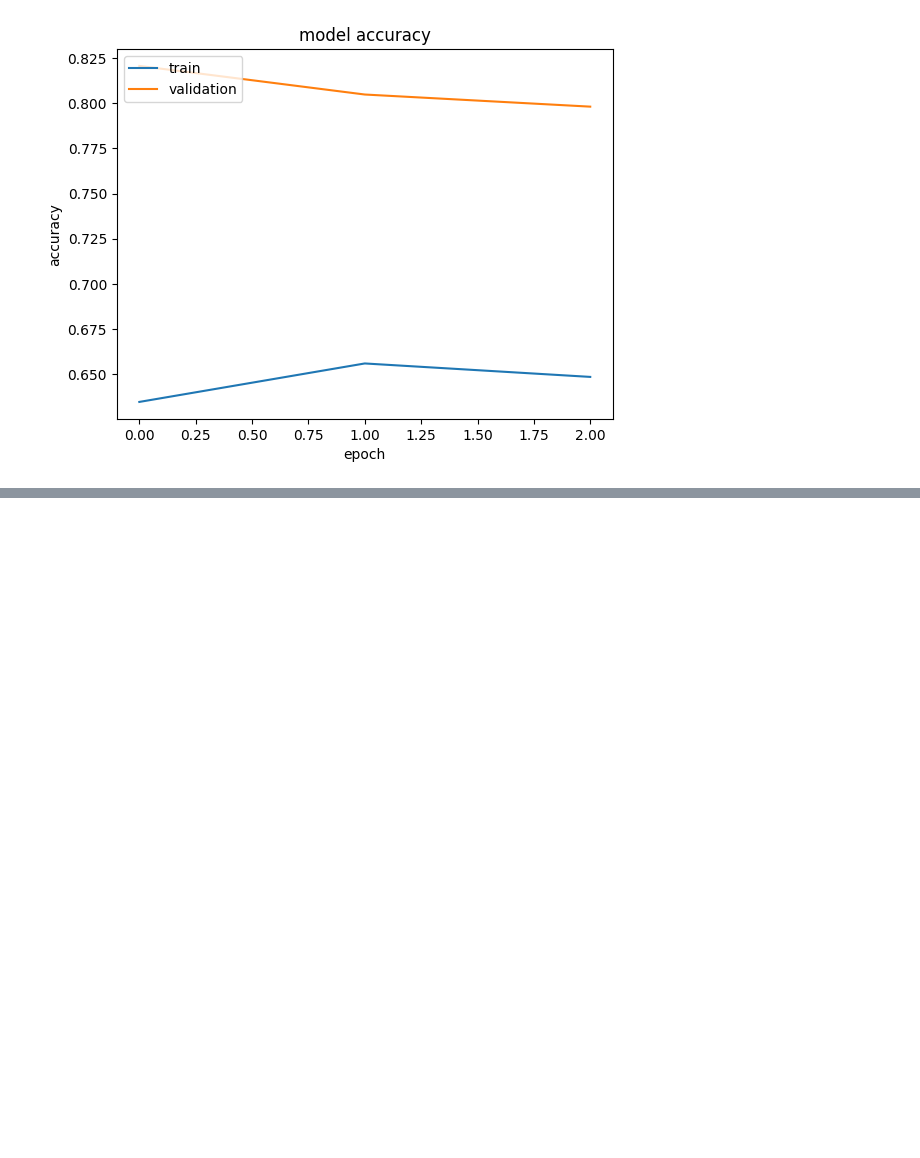
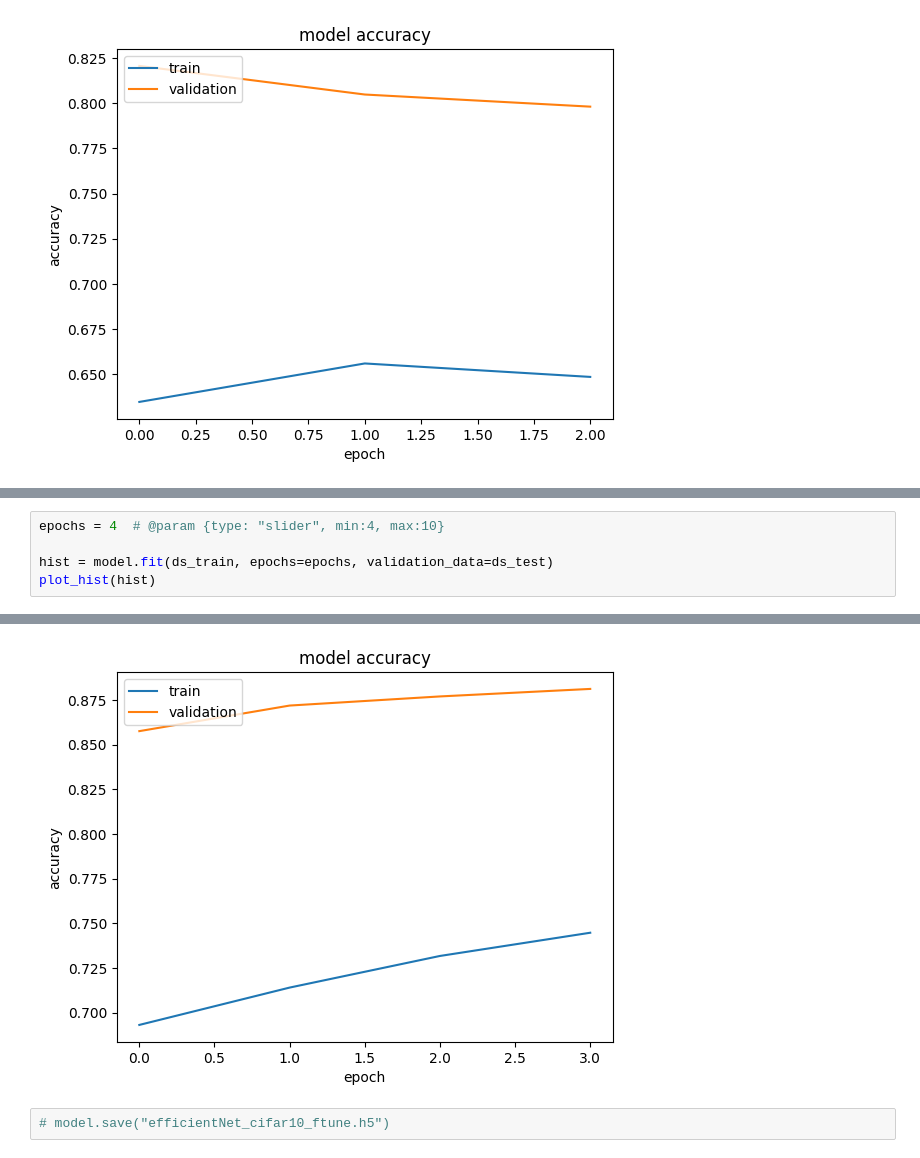
Before and after one commit to Aravinda89/project-codes, a Jupyter notebook: finetune_EfficientNet.ipynb, the cells around one changed output, grey strips where cells are left out. Saved outputs shown, nothing was run; the diff lists cells and outputs as text; blank space fills up the shorter version.

```diff
--- a/finetune_EfficientNet.ipynb
+++ b/finetune_EfficientNet.ipynb
@@ -254,0 +290,6 @@ Epoch 3/3
+# %%
+epochs = 4  # @param {type: "slider", min:4, max:10}
+
+hist = model.fit(ds_train, epochs=epochs, validation_data=ds_test)
+plot_hist(hist)
+# %% [output]
@@ -254,0 +304,3 @@ Epoch 3/3
+[figure, added]
+# %%
+# model.save("efficientNet_cifar10_ftune.h5")
```
Also changed, not shown: parts of 3 cells of this notebook.
